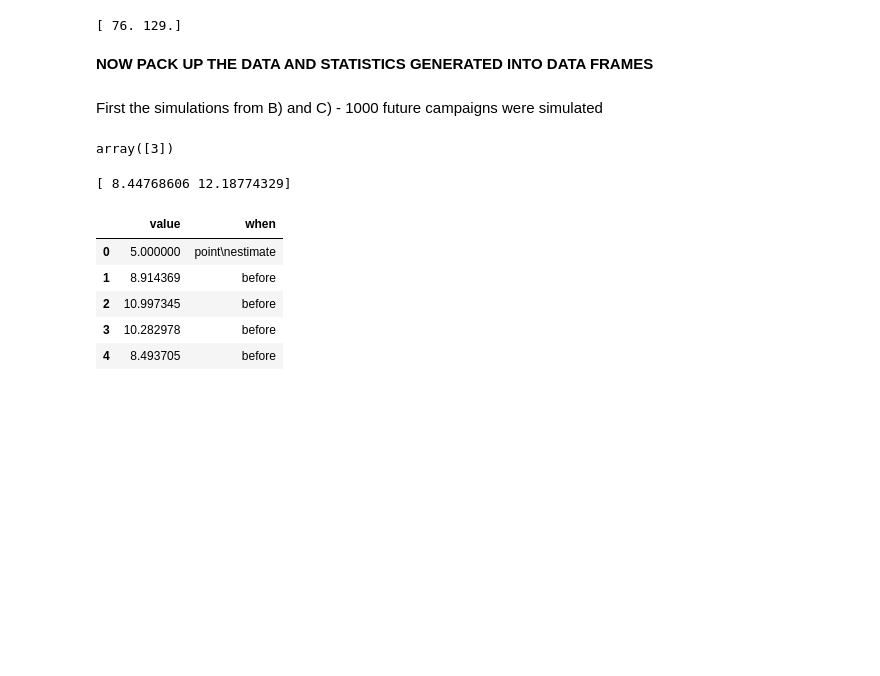
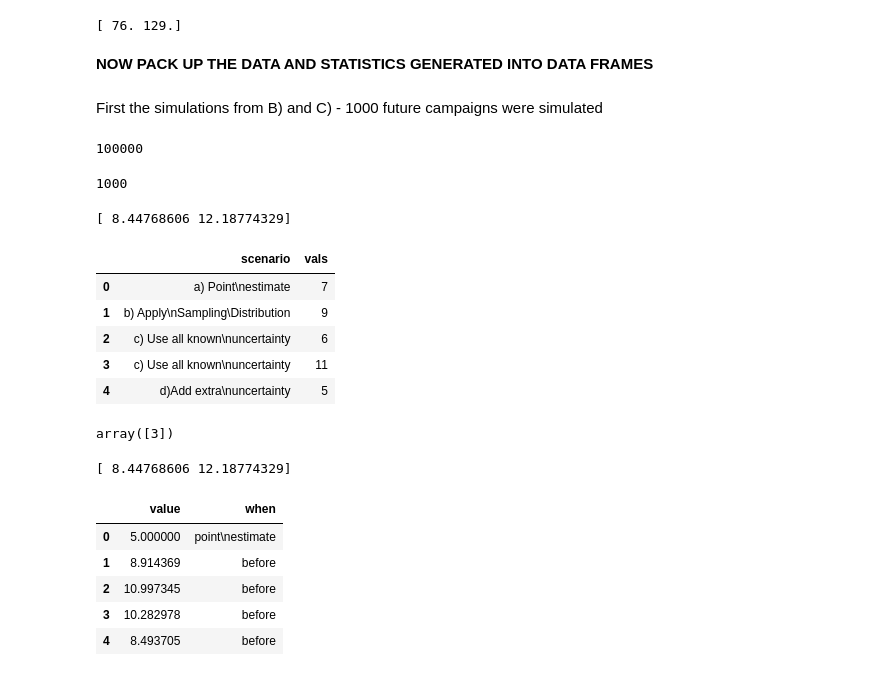
Before and after one commit to steed360/3D-Graphics, a Jupyter notebook: Estimate_Uncertain_In_Future_Campaign_Responses.ipynb, the cells around one changed output. Saved outputs shown, nothing was run; the diff lists cells and outputs as text; code cells hidden in the pictures; blank space fills up the shorter version.

```diff
--- a/Estimate_Uncertain_In_Future_Campaign_Responses.ipynb
+++ b/Estimate_Uncertain_In_Future_Campaign_Responses.ipynb
@@ -120,0 +125,2 @@ print ( New_Campaign_Size * lstCI [1] )
+# %%
+samples_b_final =  samples_b * New_Campaign_Size
@@ -162,33 +178,60 @@ print (  lstCI_c)
 **NOW PACK UP THE DATA AND STATISTICS GENERATED INTO DATA FRAMES**
 # %% [markdown]
 First the simulations from B) and C) - 1000 future campaigns were simulated
+# %%
+len ( samples_b )
+# %% [output]
+100000
+# %%
+New_Campaign_Size
+# %% [output]
+1000
 # %%
-'''
 np.random.seed(123)
 n = 20
 mu = (10, 10)
 sigma = (1, 3.6)
 
-point_estimate = np.repeat ( 5,1)
-before = np.random.normal(loc=mu[0], scale=sigma[0], size=n)
-after  = np.random.normal(loc=mu[1], scale=sigma[1], size=n)
+#point_estimate = np.repeat ( 5,1)
+#before = np.random.normal(loc=mu[0], scale=sigma[0], size=n)
+#after  = np.random.normal(loc=mu[1], scale=sigma[1], size=n)
 
-point_estimate_when  = np.repeat ( 'point\nestimate',1)
-before_when   = np.repeat ( 'before', n)
-after_when  = np.repeat ( 'after', n)
+#point_estimate_when  = np.repeat ( 'point\nestimate',1)
+#before_when   = np.repeat ( 'before', New_Campaign_Size)
+#after_when  = np.repeat ( 'after   ', New_Campaign_Size   )
 
 print ( np.percentile ( before, [5,95]) )
 
 df = pd.DataFrame({
 
-    'value':  np.hstack([point_estimate, before, after] )  ,
-    'when':   np.hstack ( [point_estimate_when, before_when, after_when]),
-    #'when':   np.repeat( [ 'before', 'after'], n),
+    'value'    :  np.hstack([ samples_b_final, samples_c] )  ,
+    'scenario':   np.hstack ( [  np.repeat ( 'b) Apply\nSampling\Distribution', New_Campaign_Size)  , \
+                                 np.repeat ( 'c) Use all known\nuncertainty',   New_Campaign_Size)  ]),
 })
 
-df['when'] = df['when'].astype(pdtypes.CategoricalDtype(categories=['point\nestimate', 'before', 'after', 'other']))
-df.head()
-'''
+df['scenario'] = df['scenario'].astype(pdtypes.CategoricalDtype(categories=['a) Point\nestimate', 'b) Apply\nSampling\Distribution', 'c) Use all known\nuncertainty', 'd)Add extra\nuncertainty']))
+
+
+
+# DataFrame for the summary information about the distributions.
+
+df_sum = pd.DataFrame (
+   {
+       'scenario' : ['a) Point\nestimate', 'b) Apply\nSampling\Distribution', 'c) Use all known\nuncertainty', 'c) Use all known\nuncertainty', 'd)Add extra\nuncertainty'],
+       'vals' : [7,9, 6,11, 5 ],
+   }
+)
+
+
+df_sum
+# %% [output]
+[ 8.44768606 12.18774329]
+|  | scenario | vals |
+| 0 | a) Point\nestimate | 7 |
+| 1 | b) Apply\nSampling\Distribution | 9 |
+| 2 | c) Use all known\nuncertainty | 6 |
+| 3 | c) Use all known\nuncertainty | 11 |
+| 4 | d)Add extra\nuncertainty | 5 |
 # %%
 import numpy as np
 import matplotlib.pyplot as plt
```
Also changed, not shown: parts of 11 cells of this notebook.
